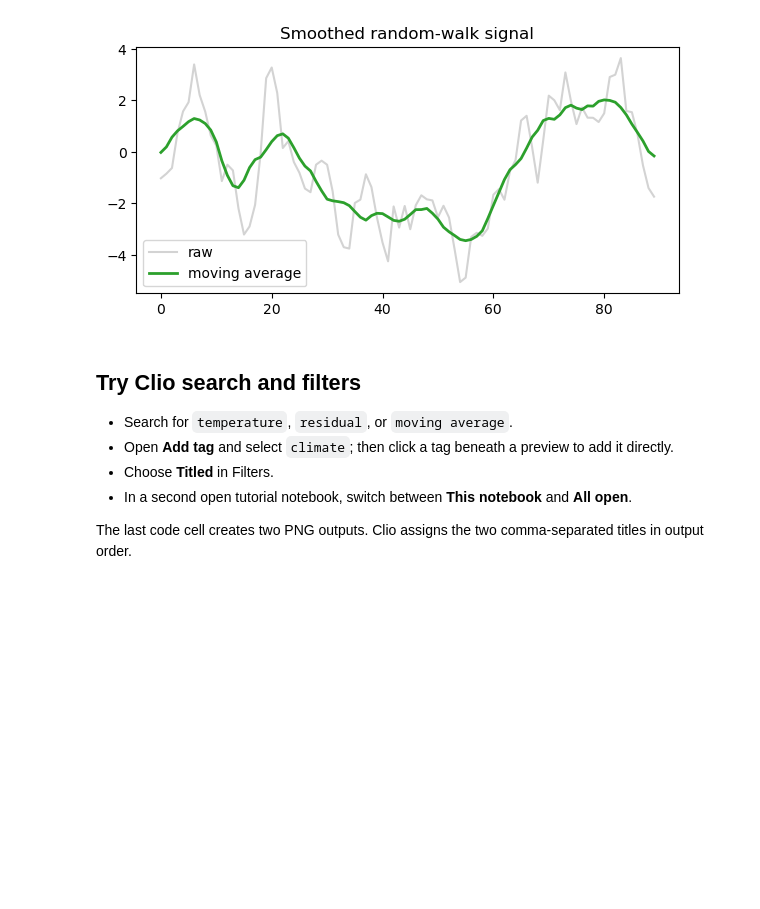
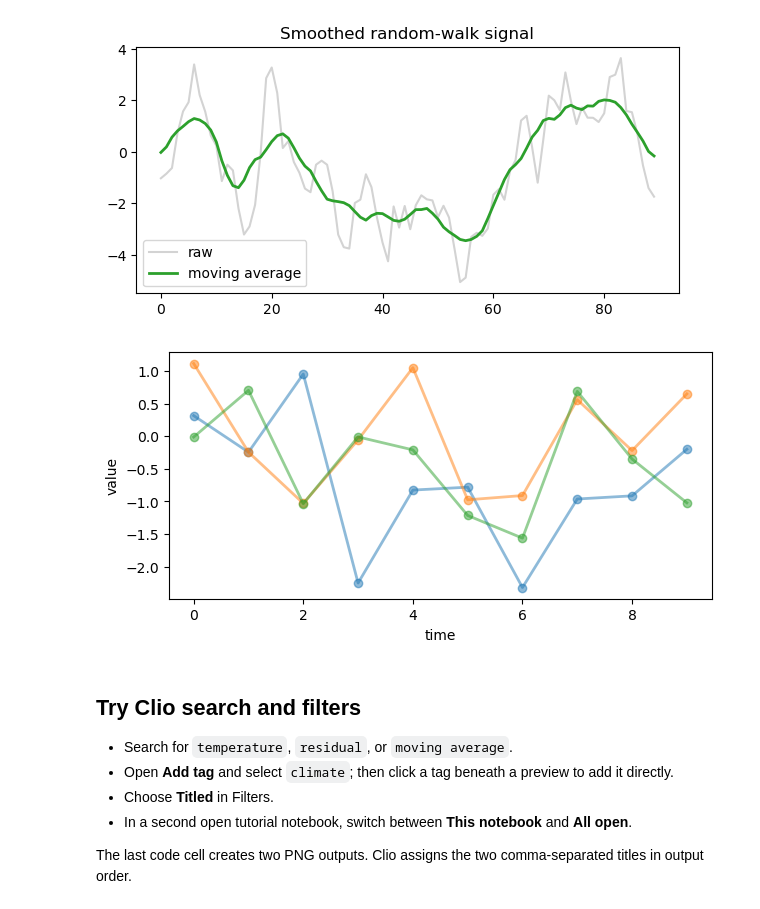
Before and after one commit to Lucas-Purcell/clio, a Jupyter notebook: examples/02_search_and_tags.ipynb, the cells around one changed output. Cells and saved outputs as stored; diff of their text form; code cells hidden in the pictures; blank space fills up the shorter version.

```diff
--- a/examples/02_search_and_tags.ipynb
+++ b/examples/02_search_and_tags.ipynb
@@ -55,6 +55,18 @@ plt.show()
 # %% [output]
 [figure]
 [figure]
+# %%
+# this figure has no title
+
+data = rng.normal(size=(3, 10))
+plt.figure(figsize=(7, 3.2))
+for row in data:
+    plt.plot(row, alpha=0.5, linewidth=2, marker='o', markersize=6)
+plt.xlabel('time')
+plt.ylabel('value')
+plt.show()
+# %% [output]
+[figure, added]
 # %% [markdown]
 ## Try Clio search and filters
 
```
Also changed, not shown: 10 other files.
